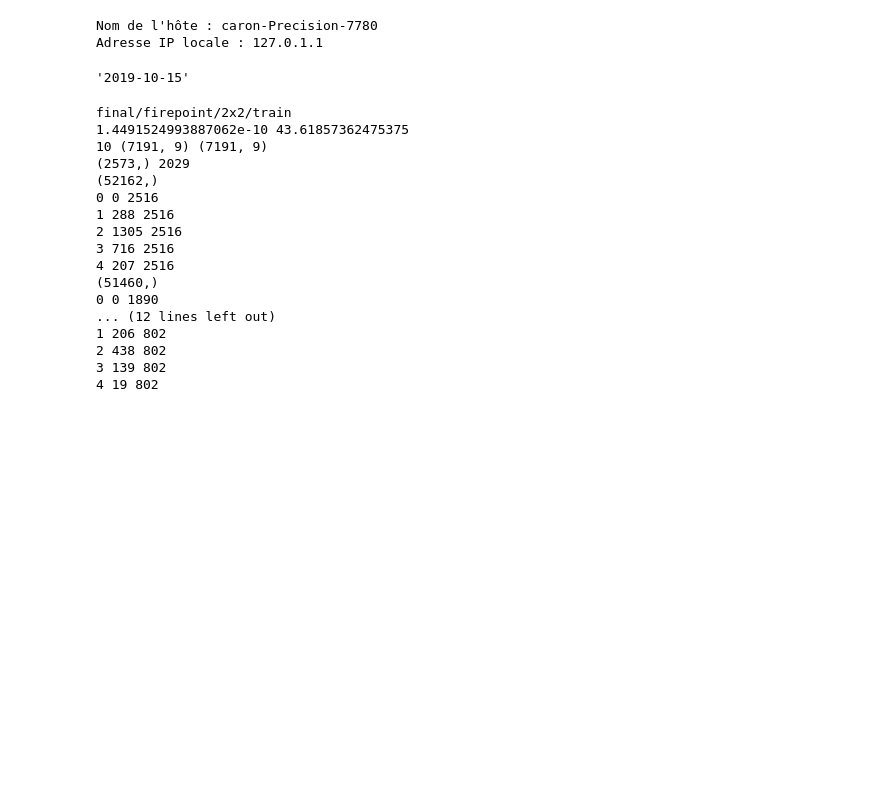
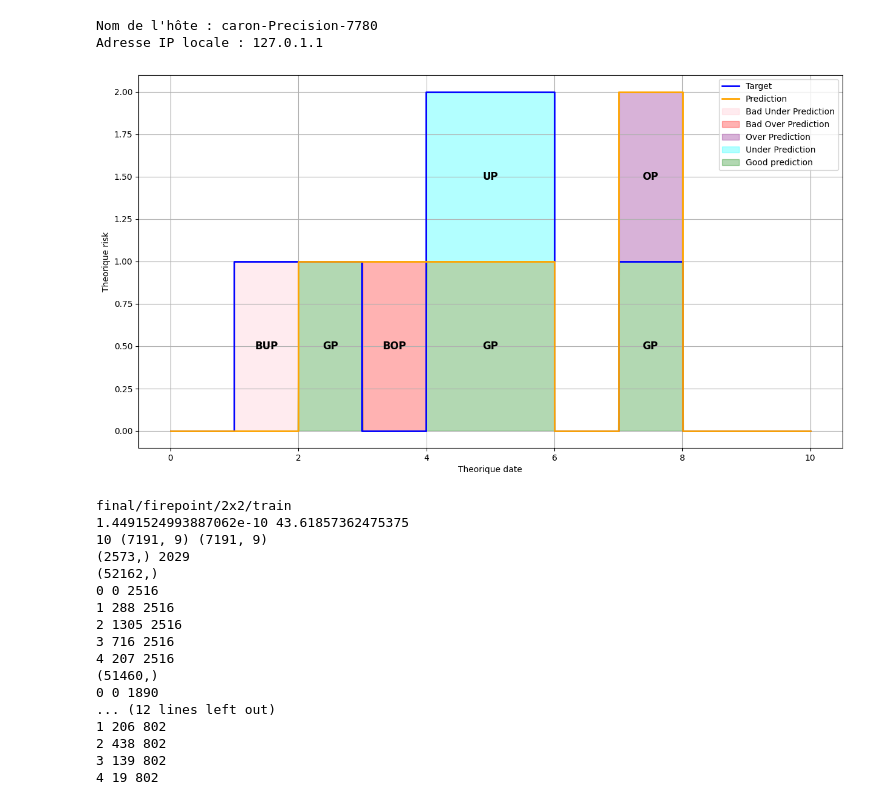
Before and after one commit to NicolasCaronPro/ST-GNN-for-wildifre-prediction, a Jupyter notebook: Prediction/GNN/check_Y.ipynb, the cells around one changed output. Drawn from its saved outputs; the diff is of its cells as text; code cells hidden in the pictures; blank space fills up the shorter version.

```diff
--- a/Prediction/GNN/check_Y.ipynb
+++ b/Prediction/GNN/check_Y.ipynb
@@ -11,7 +11,3 @@ Nom de l'hôte : caron-Precision-7780
 Adresse IP locale : 127.0.1.1
 Nom de l'hôte : caron-Precision-7780
 Adresse IP locale : 127.0.1.1
-# %%
-allDates[855]
-# %% [output]
-'2019-10-15'
@@ -18,3 +21,77 @@ allDates[855]
+# %%
+import numpy as np
+import matplotlib.pyplot as plt
+
+# Générer des données 1D avec des transitions entre 0, 1, et 2
+x = np.linspace(0, 10, 500)  # Axe des x
+target = np.zeros_like(x)  # Initialiser target à zéro
+prediction = np.zeros_like(x)  # Initialiser prediction à zéro
+
+# Créer des transitions entre 0, 1, et 2 pour Target et Prediction
+target[50:150] = 1
+target[200:300] = 2
+prediction[100:200] = 1
+target[350:400] = 1
+prediction[350:400] = 2
+prediction[100:300] = 1
+
+iou = np.minimum(target, prediction)
+
+# Calculer les zones de prédiction et les zones d'erreur
+bad_over_prediction = (prediction > 0) & (target == 0)  # Target == 0, Prediction > 0
+over_prediction = (prediction > target) & (target > 0) & (prediction > 0) # Prediction > Target, Target > 0
+under_prediction = (target > prediction) & (target > 0) & (prediction > 0) # Target > Prediction, Target > 0
+bad_under_prediction = (prediction == 0) & (target > 0)  # Target > 0, Prediction == 0
+
+bad_over_prediction = bad_over_prediction.astype(int)
+over_prediction = over_prediction.astype(int)
+under_prediction = under_prediction.astype(int)
+iou = iou.astype(int)
+bad_under_prediction = bad_under_prediction.astype(int)
+
+# Visualisation avec des blocs carrés (0, 1, 2)
+plt.figure(figsize=(15, 8))
+
+# Tracer la cible et la prédiction comme des blocs carrés (discrets)
+plt.step(x, target, label='Target', color='blue', where='mid', linewidth=2)
+plt.step(x, prediction, label='Prediction', color='orange', where='mid', linewidth=2)
+
+# Tracer les zones d'erreurs et de IoU avec des couleurs transparentes
+plt.fill_between(x, np.minimum(target, prediction), np.maximum(target, prediction), where=bad_under_prediction, color='pink', alpha=0.3, label='Bad Under Prediction')
+plt.fill_between(x, np.minimum(target, prediction), np.maximum(target, prediction), where=bad_over_prediction, color='red', alpha=0.3, label='Bad Over Prediction')
+plt.fill_between(x, np.minimum(target, prediction), np.maximum(target, prediction), where=over_prediction, color='purple', alpha=0.3, label='Over Prediction')
+plt.fill_between(x, np.minimum(target, prediction), np.maximum(target, prediction), where=under_prediction, color='cyan', alpha=0.3, label='Under Prediction')
+plt.fill_between(x, np.minimum(target, prediction), color='green', alpha=0.3, label='Good prediction')
+
+# Ajouter du texte au centre de chaque zone
+# IoU
+plt.text(5, 0.5, 'GP', color='black', ha='center', va='center', fontsize=12, fontweight='bold')
+plt.text(7.5, 0.5, 'GP', color='black', ha='center', va='center', fontsize=12, fontweight='bold')
+plt.text(2.5, 0.5, 'GP', color='black', ha='center', va='center', fontsize=12, fontweight='bold')
+
+# Bad Over Prediction
+plt.text(3.5, 0.5, 'BOP', color='black', ha='center', va='center', fontsize=12, fontweight='bold')
+
+# Bad Under Prediction
+plt.text(1.5, 0.5, 'BUP', color='black', ha='center', va='center', fontsize=12, fontweight='bold')
+
+# Over Prediction
+plt.text(5, 1.5, 'UP', color='black', ha='center', va='center', fontsize=12, fontweight='bold')
+
+# Under Prediction
+plt.text(7.5, 1.5, 'OP', color='black', ha='center', va='center', fontsize=12, fontweight='bold')
+
+# Ajouter des annotations
+#plt.title('Visualisation de la Target et de la Prediction avec plusieurs blocs carrés (0, 1, 2)')
+plt.xlabel('Theorique date')
+plt.ylabel('Theorique risk')
+plt.legend()
+plt.grid(True)
+
+# Afficher le graphique
+plt.show()
+# %% [output]
+[figure, added]
 # %%
 def order_class(predictor, pred):
     res = np.zeros(pred[~np.isnan(pred)].shape[0], dtype=int)
```
Also changed, not shown: parts of 1 cell of this notebook, 37 other files.
